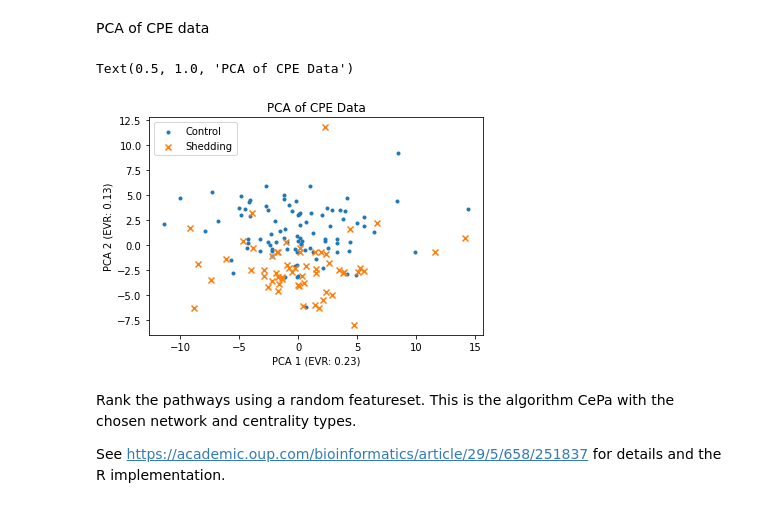
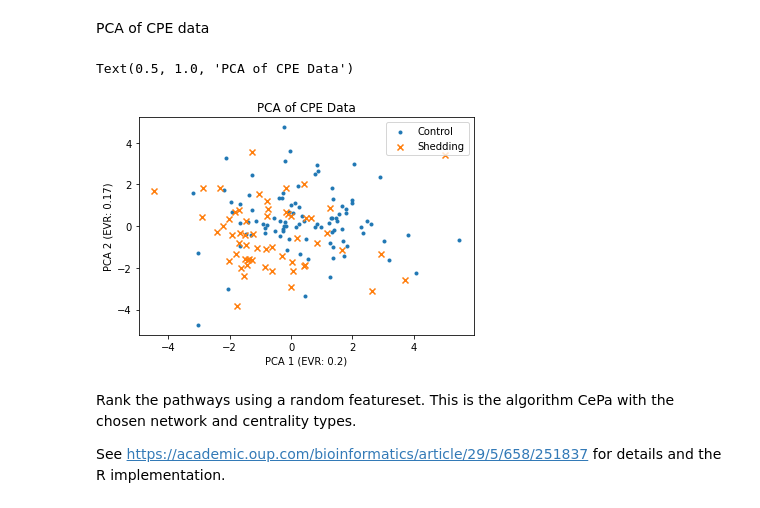
Before and after one commit to nmank/GradCourses, a Jupyter notebook: test_scripts/test_GLPE.ipynb, the cells around one changed output. Drawn from its saved outputs; the diff is of its cells as text; code cells hidden in the pictures.

```diff
--- a/test_scripts/test_GLPE.ipynb
+++ b/test_scripts/test_GLPE.ipynb
@@ -94,22 +111,22 @@ pw_expr_cpe.head()
 # %% [markdown]
 PCA of CPE data
 # %%
-pipeline = Pipeline([('scaling', StandardScaler()), ('pca', PCA(n_components=2))])
+pipeline = Pipeline([ ('pca', PCA(n_components=2))])
 
 pca_data = pipeline.fit_transform(pw_expr_cpe)
 plt.scatter(pca_data[~labels,0], pca_data[~labels,1], label = 'Control', marker = '.')
 plt.scatter(pca_data[labels,0], pca_data[labels,1], label = 'Shedding', marker = 'x')
 
 evr1 = round(pipeline['pca'].explained_variance_ratio_[0],2)
 evr2 = round(pipeline['pca'].explained_variance_ratio_[1],2)
 
 plt.xlabel(f'PCA 1 (EVR: {evr1})')
 plt.ylabel(f'PCA 2 (EVR: {evr2})')
 plt.legend()
 plt.title('PCA of CPE Data')
 # %% [output]
 Text(0.5, 1.0, 'PCA of CPE Data')
-[figure, old version]
+[figure, new version]
 # %% [markdown]
 Rank the pathways using a random featureset. This is the algorithm CePa with the chosen network and centrality types.
 
```
Also changed, not shown: parts of 5 cells of this notebook, 3 other files.
